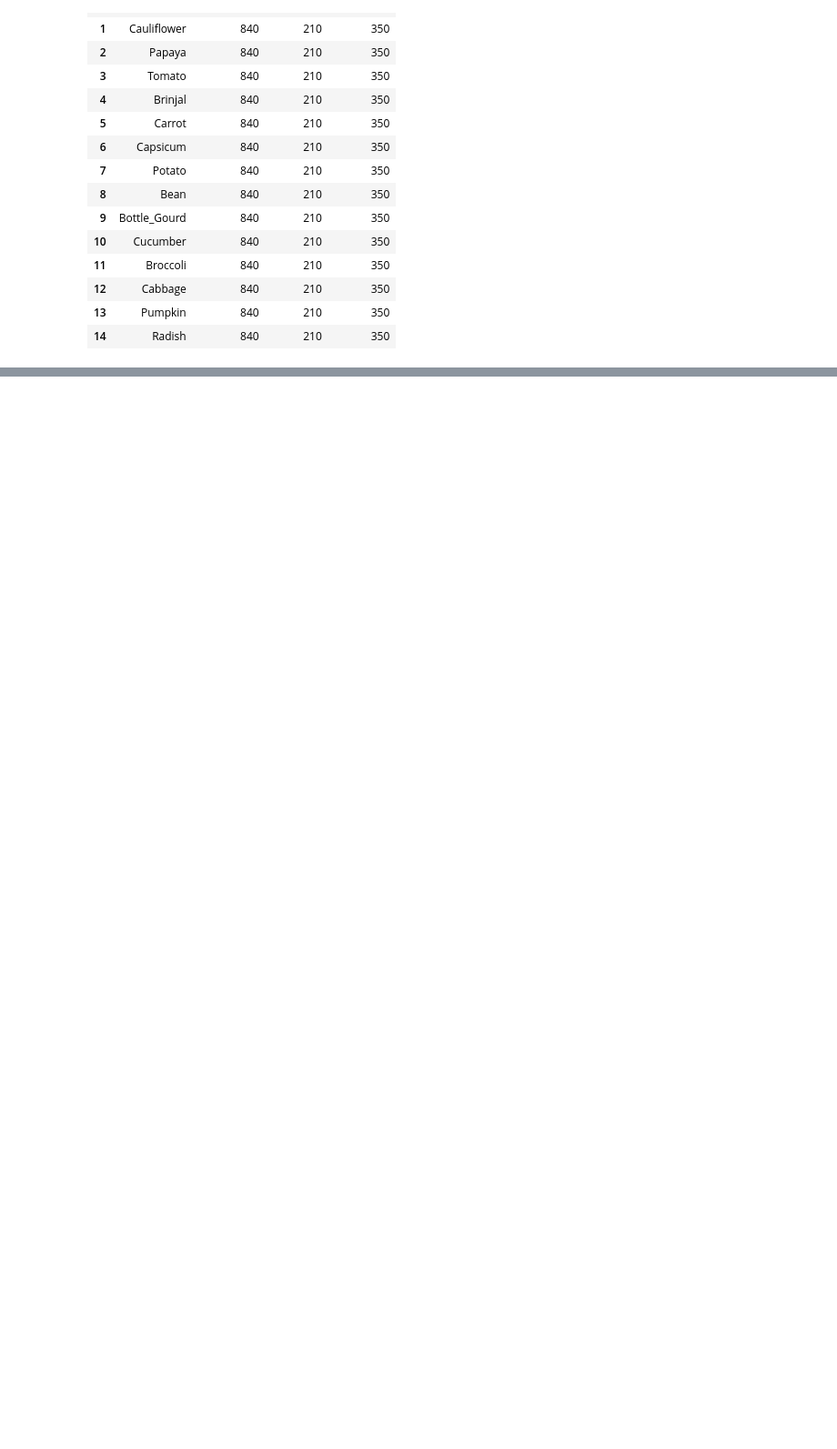
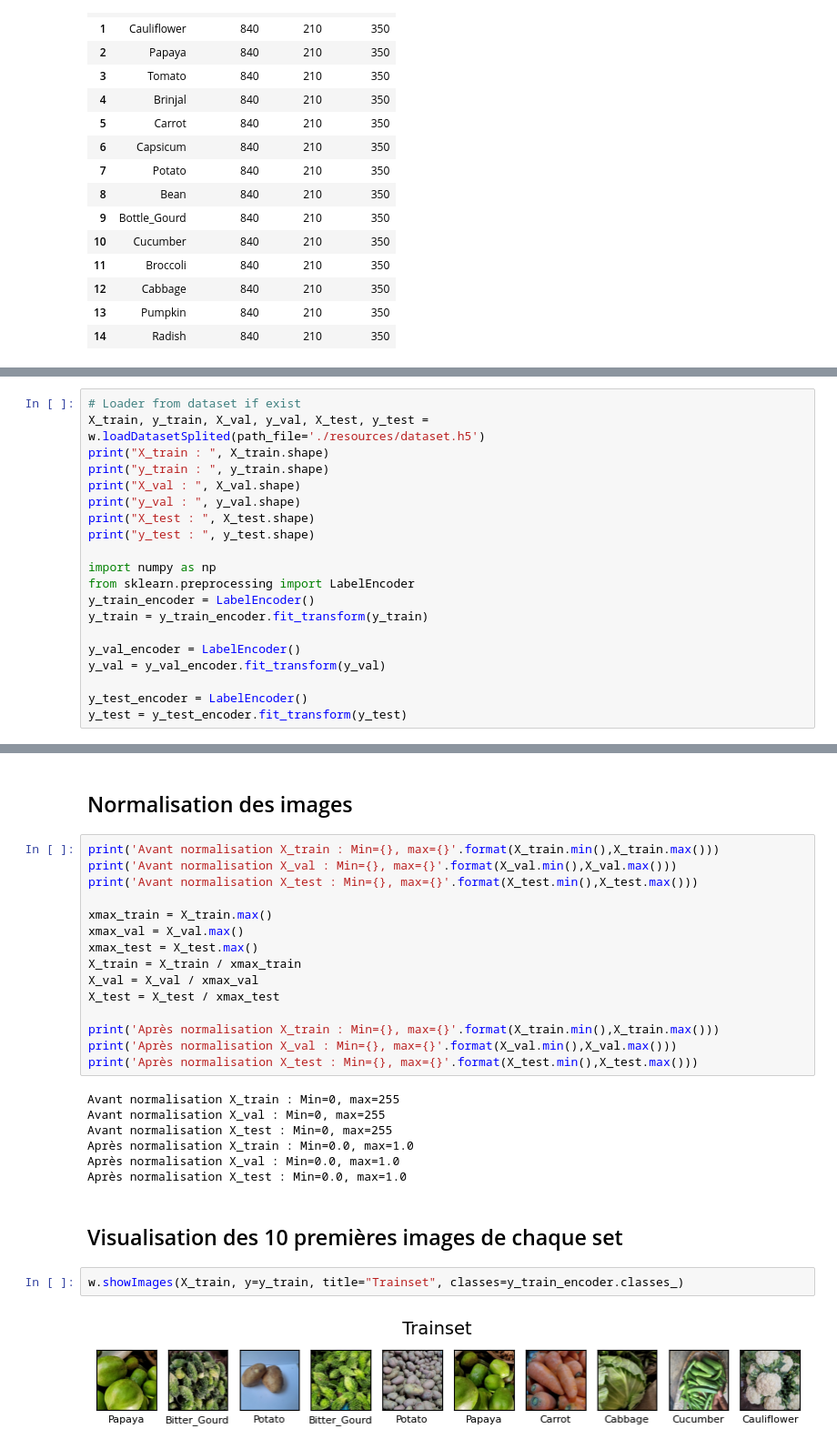
Before and after one commit to JeremZed/Portfolio-IA, a Jupyter notebook: Classification/legumes/classification.ipynb, the cells around one changed output, grey strips where cells are left out. Shown at 91% size. Cells and saved outputs as stored; diff of their text form; blank space fills up the shorter version.

```diff
--- a/Classification/legumes/classification.ipynb
+++ b/Classification/legumes/classification.ipynb
@@ -66,0 +40,20 @@ np.unique(y_train, return_counts=True)
+# %%
+# Loader from dataset if exist
+X_train, y_train, X_val, y_val, X_test, y_test = w.loadDatasetSplited(path_file='./resources/dataset.h5')
+print("X_train : ", X_train.shape)
+print("y_train : ", y_train.shape)
+print("X_val : ", X_val.shape)
+print("y_val : ", y_val.shape)
+print("X_test : ", X_test.shape)
+print("y_test : ", y_test.shape)
+
+import numpy as np
+from sklearn.preprocessing import LabelEncoder
+y_train_encoder = LabelEncoder()
+y_train = y_train_encoder.fit_transform(y_train)
+
+y_val_encoder = LabelEncoder()
+y_val = y_val_encoder.fit_transform(y_val)
+
+y_test_encoder = LabelEncoder()
+y_test = y_test_encoder.fit_transform(y_test)
@@ -66,0 +67,30 @@ np.unique(y_train, return_counts=True)
+# %% [markdown]
+## Normalisation des images
+# %%
+print('Avant normalisation X_train : Min={}, max={}'.format(X_train.min(),X_train.max()))
+print('Avant normalisation X_val : Min={}, max={}'.format(X_val.min(),X_val.max()))
+print('Avant normalisation X_test : Min={}, max={}'.format(X_test.min(),X_test.max()))
+
+xmax_train = X_train.max()
+xmax_val = X_val.max()
+xmax_test = X_test.max()
+X_train = X_train / xmax_train
+X_val = X_val / xmax_val
+X_test = X_test / xmax_test
+
+print('Après normalisation X_train : Min={}, max={}'.format(X_train.min(),X_train.max()))
+print('Après normalisation X_val : Min={}, max={}'.format(X_val.min(),X_val.max()))
+print('Après normalisation X_test : Min={}, max={}'.format(X_test.min(),X_test.max()))
+# %% [output]
+Avant normalisation X_train : Min=0, max=255
+Avant normalisation X_val : Min=0, max=255
+Avant normalisation X_test : Min=0, max=255
+Après normalisation X_train : Min=0.0, max=1.0
+Après normalisation X_val : Min=0.0, max=1.0
+Après normalisation X_test : Min=0.0, max=1.0
+# %% [markdown]
+## Visualisation des 10 premières images de chaque set
+# %%
+w.showImages(X_train, y=y_train, title="Trainset", classes=y_train_encoder.classes_)
+# %% [output]
+[figure, added]
```
Also changed, not shown: parts of 21 cells of this notebook.
